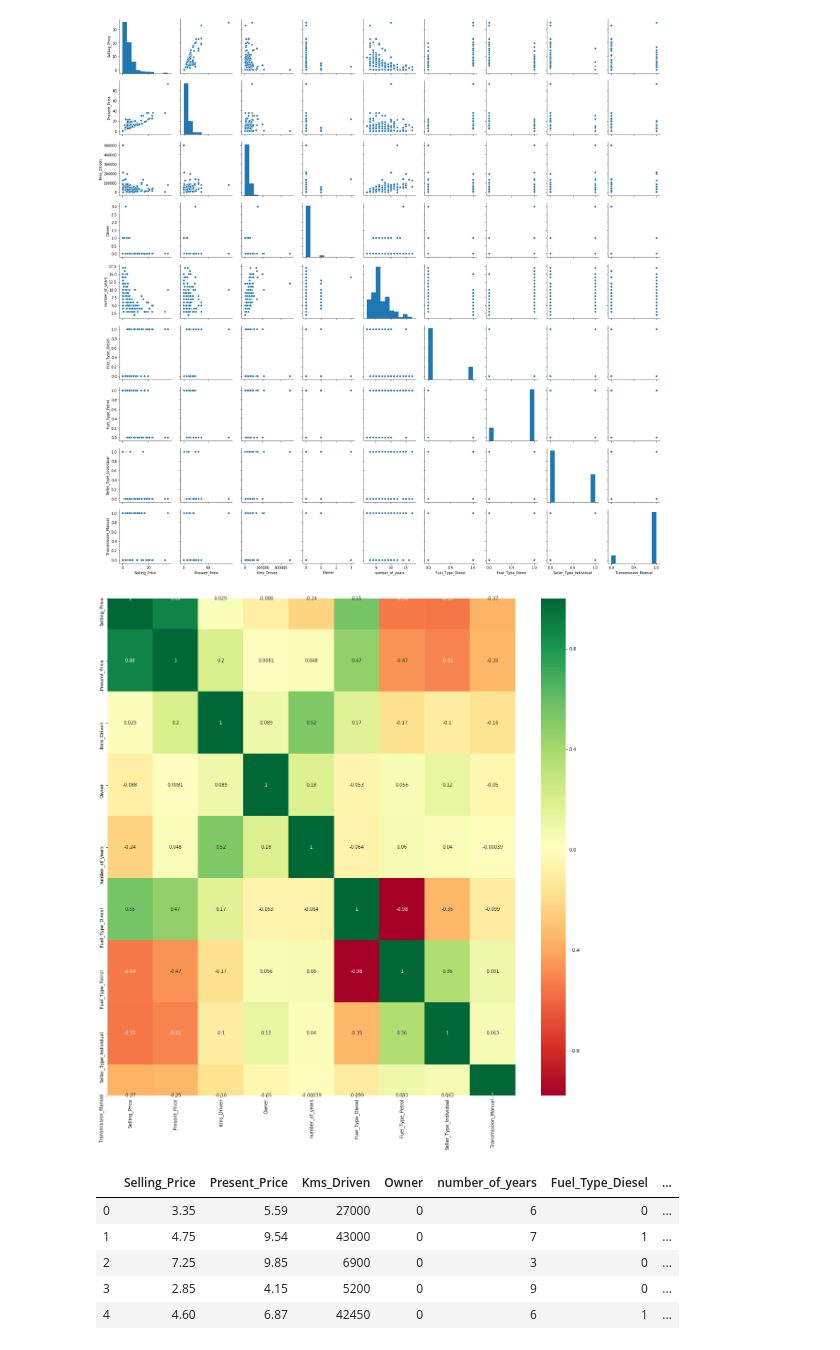
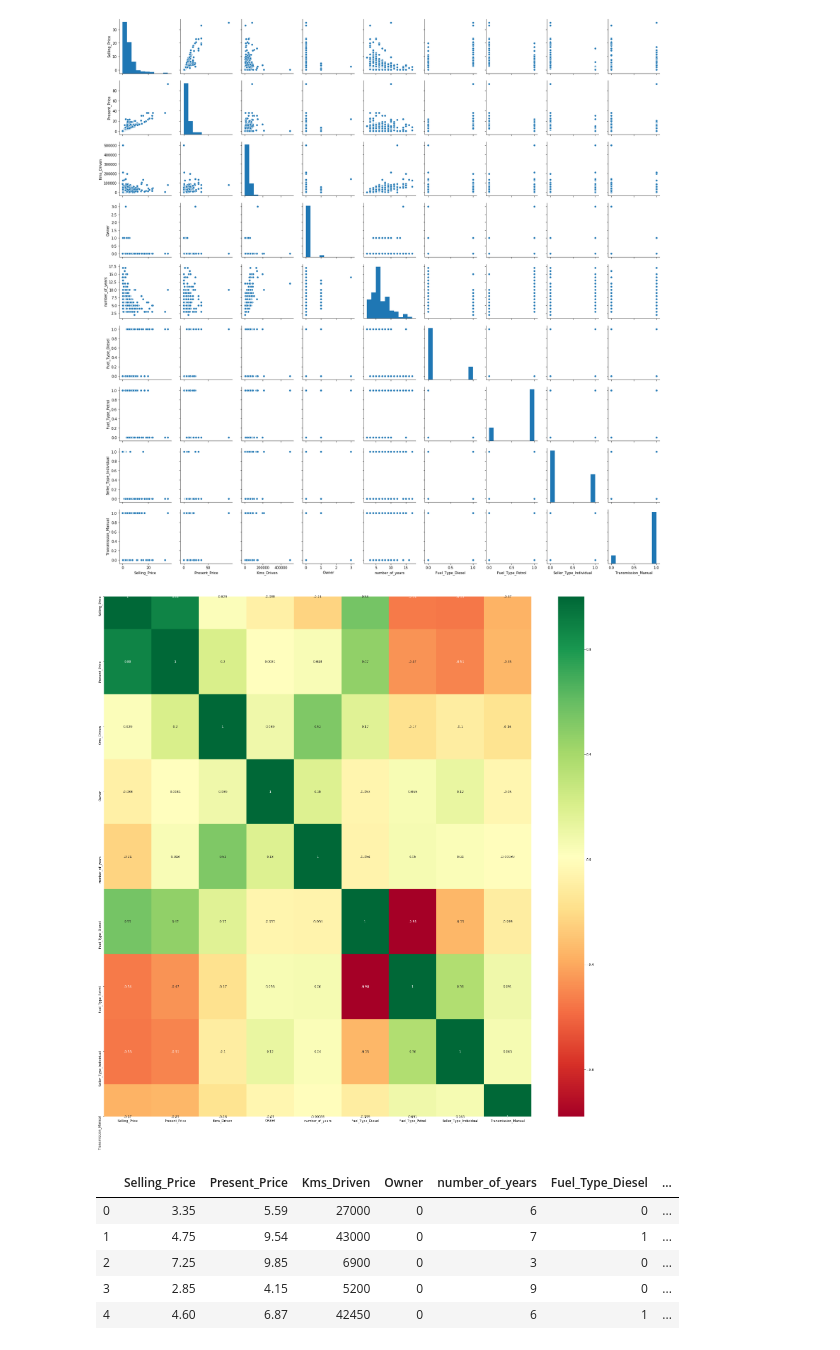
Before and after one commit to divaymohan/car_prediction, a Jupyter notebook: CarPrediction.ipynb, the cells around one changed output. Saved outputs shown, nothing was run; the diff lists cells and outputs as text; code cells hidden in the pictures.

```diff
--- a/CarPrediction.ipynb
+++ b/CarPrediction.ipynb
@@ -152,10 +152,10 @@ import matplotlib.pyplot as plt
 # %%
 cormat = f_df.corr()
 top_corr_features = cormat.index
-plt.figure(figsize=(20,20))
+plt.figure(figsize=(30,30))
 g = sns.heatmap(f_df[top_corr_features].corr(),annot=True,cmap="RdYlGn")
 # %% [output]
-[figure, old version]
+[figure, new version]
 # %%
 f_df.head()
 # %% [output]
```
Also changed, not shown: parts of 5 cells of this notebook.
